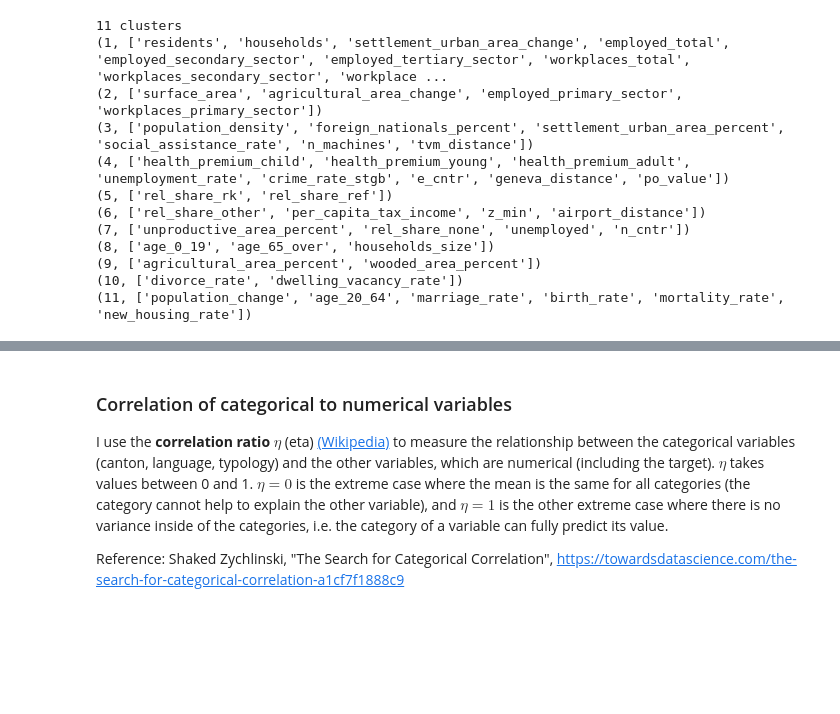
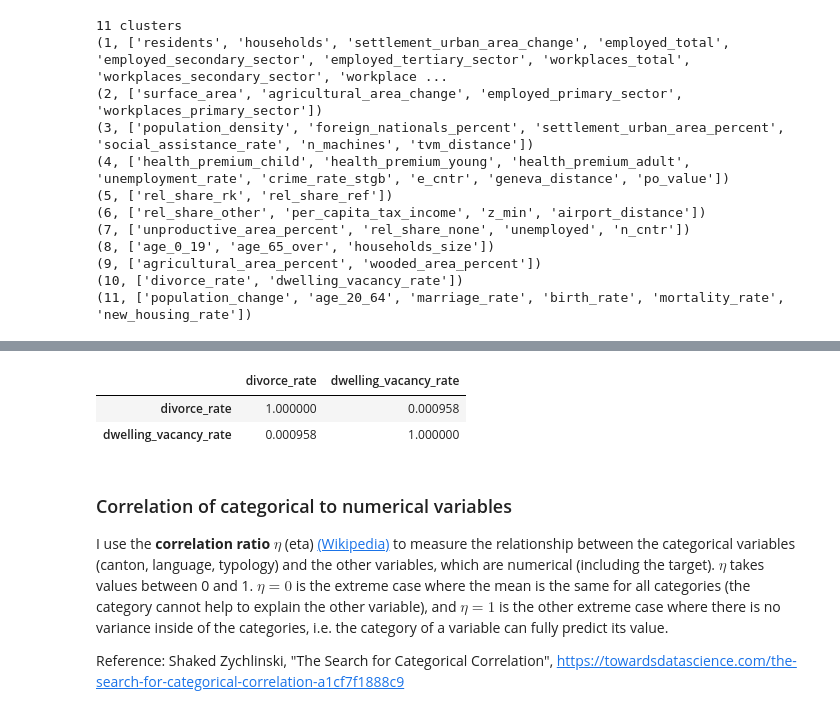
Before and after one commit to jschrein/epfl-exts-adsml-capstone-project, a Jupyter notebook: 03 Exploratory Data Analysis.ipynb, the cells around one changed output, grey strips where cells are left out. Cells and saved outputs as stored; diff of their text form; code cells hidden in the pictures; blank space fills up the shorter version.

```diff
--- a/03 Exploratory Data Analysis.ipynb
+++ b/03 Exploratory Data Analysis.ipynb
@@ -135,3 +221,9 @@ hierarchy.dendrogram(linkage, labels=df2.columns, color_threshold=0.5 * pdist.ma
+# %%
+df[["divorce_rate", "dwelling_vacancy_rate"]].corr()
+# %% [output]
+|  | divorce_rate | dwelling_vacancy_rate |
+| divorce_rate | 1.000000 | 0.000958 |
+| dwelling_vacancy_rate | 0.000958 | 1.000000 |
 # %% [markdown]
 ### Correlation of categorical to numerical variables
 I use the **correlation ratio** $\eta$ (eta) [(Wikipedia)](https://en.wikipedia.org/wiki/Correlation_ratio) to measure the relationship between the categorical variables (canton, language, typology) and the other variables, which are numerical (including the target). $\eta$ takes values between 0 and 1. $\eta = 0$ is the extreme case where the mean is the same for all categories (the category cannot help to explain the other variable), and $\eta = 1$ is the other extreme case where there is no variance inside of the categories, i.e. the category of a variable can fully predict its value.
```
Also changed, not shown: parts of 14 cells of this notebook, 2 other files.
